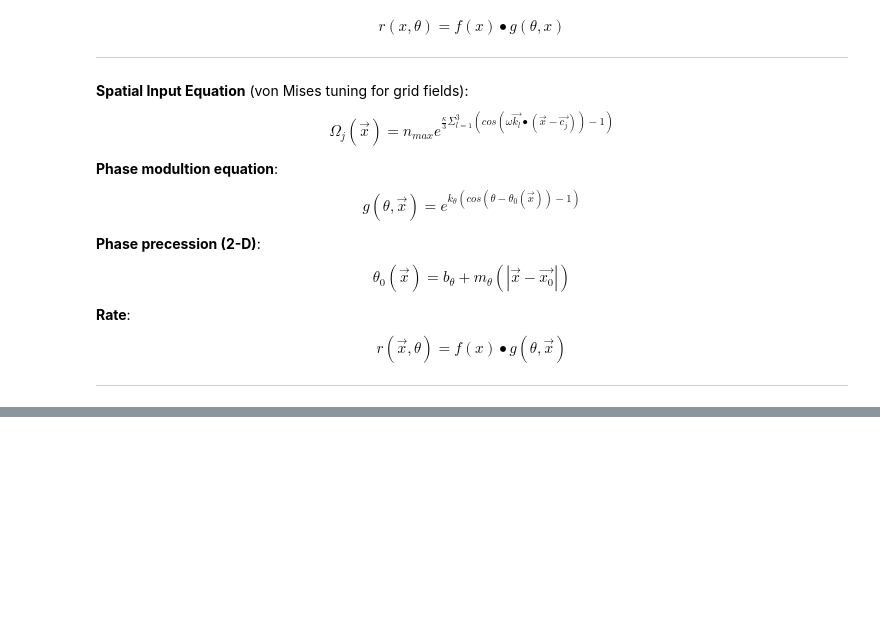
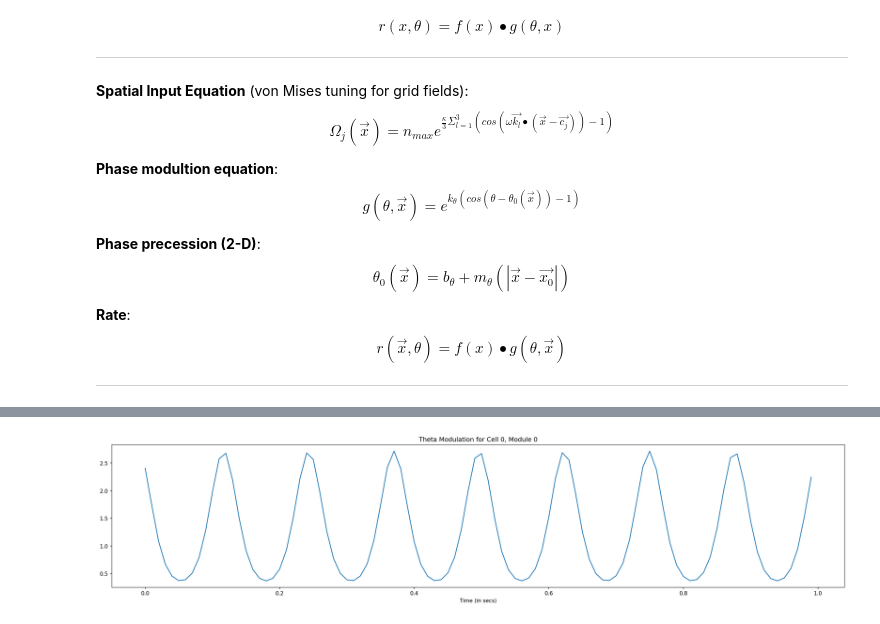
Before and after one commit to divyanshgupt/travelling-wave-mec, a Jupyter notebook: Raster_Plot_Theta_Cycle_1D.ipynb, the cells around one changed output, grey strips where cells are left out. Drawn from its saved outputs; the diff is of its cells as text; code cells hidden in the pictures; blank space fills up the shorter version.

Commit message:
added more plot functions

```diff
--- a/Raster_Plot_Theta_Cycle_1D.ipynb
+++ b/Raster_Plot_Theta_Cycle_1D.ipynb
@@ -176,8 +163,9 @@ def phase_modulation(theta, theta_0, position, args):
 # %%
 def theta_phase(args):
   """
+  Initializes theta phase for all cells in a linear fashion
   inputs:
-    args[]
+    args - ['theta_offset', 'nb_cells', 'nb_modules']
   returns:
     theta phase value across all cells
   """
@@ -217,6 +274,8 @@ def simulate(args):
 
   activity = np.zeros((nb_cells, nb_steps, nb_modules))
 
+  modulation_factor = np.zeros((nb_cells, nb_steps, nb_modules))
+  spatial_input = np.zeros((nb_cells, nb_steps, nb_modules))
 
   for t in tqdm(range(nb_steps)):
 
@@ -232,15 +291,36 @@ def simulate(args):
       #print(theta.shape)
       theta_0 = phase_precession(animal_position, args) # scalar
 
-      modulation_factors = phase_modulation(theta, theta_0, animal_position, args) # modulation factors for all cells in the module, shape: (nb_cells)
+      modulation_factor[:, t, i] = phase_modulation(theta, theta_0, animal_position, args) # modulation factors for all cells in the module, shape: (nb_cells)
+     # modulation_factor_rec[:, t, i] = modulation_factors
+
       #print("Modulation factors shape:", modulation_factors.shape)
-      spatial_input = von_mises(animal_position, lam, module_spatial_phases[i], args) # shape:(nb_cells)
+      spatial_input[:, t, i] = von_mises(animal_position, lam, module_spatial_phases[i], args) # shape:(nb_cells)
       #print("Spatial_input shape:", spatial_input.shape)
-      rates = phase_modulation(theta, theta_0, animal_position, args)*von_mises(animal_position, lam, module_spatial_phases[i], args) #shape: (nb_cells,)
+     # rates = phase_modulation(theta, theta_0, animal_position, args) * von_mises(animal_position, lam, module_spatial_phases[i], args) #shape: (nb_cells,)
+      rates = modulation_factor[:, t, i] * spatial_input[:, t, i]
       #print(rates.shape)
       activity[:, t, i] = poisson_cells(rates, args)
 
-  return activity
+  return activity, modulation_factor, spatial_input
+# %%
+#@title Model Parameters
+args = {'lam_0': 10, # spatial period of the largest module
+        'K': 50,
+        'n_max': 20,
+        'nb_cells': 100, #no. of cells per module
+        'nb_modules': 4,
+        's': 1.5, # scaling ratio
+        'b_theta': 0,
+        'm_theta': 2*np.pi/10,   # rate of theta phase precession
+        'k_theta': 1,
+        'x_0': 0, # origin for phase precession
+        'animal_velocity': 1, # m/sec
+        'step_size': 0.01, # sec
+        'nb_steps': 100,
+        'theta_offset': 40, # degrees # total theta phase offset from the dorsal to the ventral end, defining the travelling wave
+        'theta_freq': 8 , # Hz # Frequency of theta oscillations
+        }
 # %%
-activity = simulate(args)
+activity, theta_modulation, spatial_input = simulate(args)
 # %%
@@ -294,0 +350,5 @@ def raster_plot_module(activity, args):
+# %%
+# Plot the Theta Modultion for Cell 0 in Module 0
+plot_modulation_factor(theta_modulation[0, :, 0], "Theta Modulation for Cell 0, Module 0", args)
+# %% [output]
+[figure, added]
```
Also changed, not shown: parts of 23 cells of this notebook.
